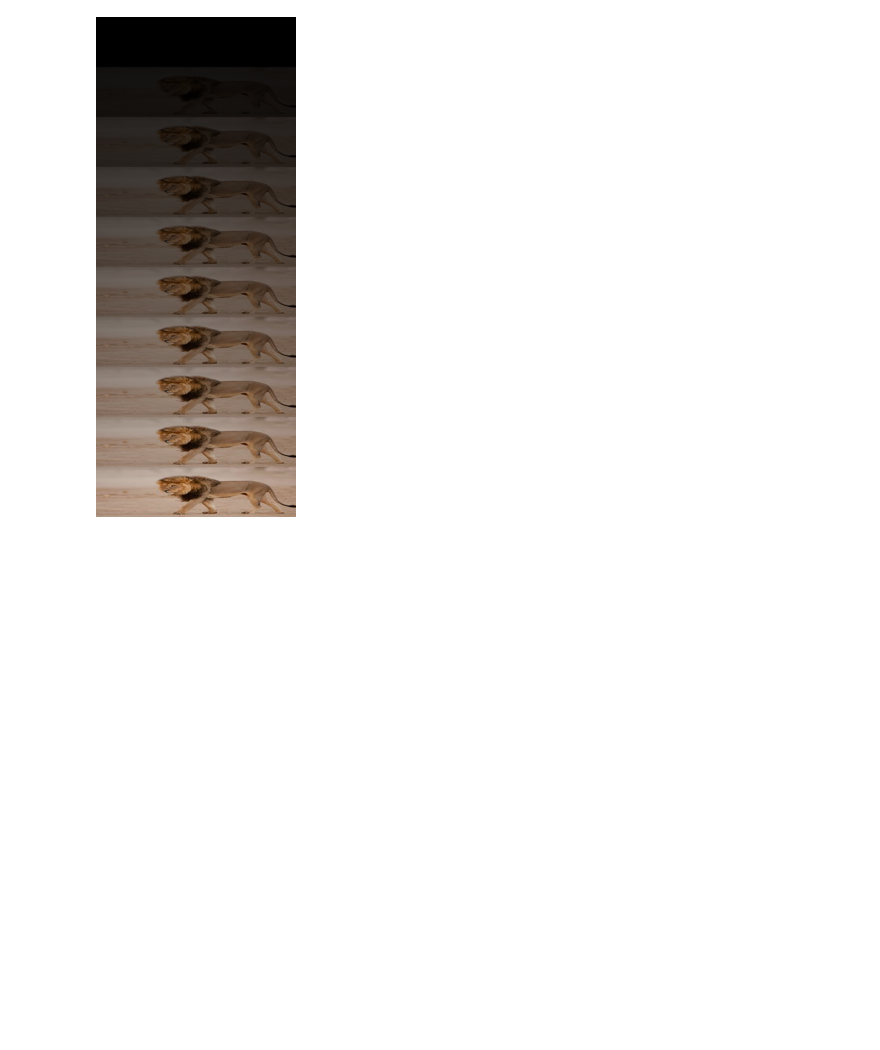
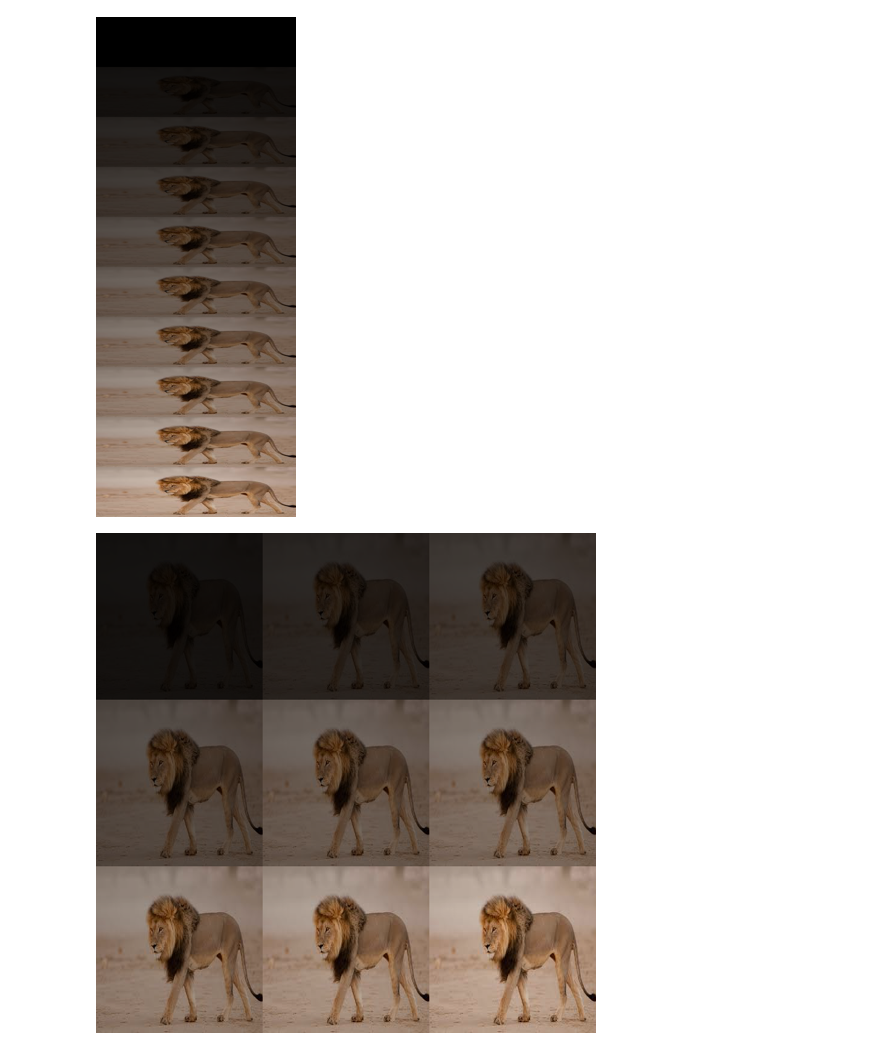
Before and after one commit to mohammed3120/pillow_toturial, a Jupyter notebook: Demo.ipynb, the cells around one changed output. Cells and saved outputs as stored; diff of their text form; code cells hidden in the pictures; blank space fills up the shorter version.

Commit message:
adding grid contact sheet

```diff
--- a/Demo.ipynb
+++ b/Demo.ipynb
@@ -306,3 +266,19 @@ for img in images:
 display(contact_sheet.resize((200,500)))
 # %% [output]
 [figure]
+# %%
+contact_sheet2 = Image.new(orginal_lion.mode,(3*orginal_lion.width,3*orginal_lion.height))
+# %%
+x = 0
+y = 0
+for img in images[1:]:
+    contact_sheet2.paste(img,(x,y))
+    if x+orginal_lion.width >= contact_sheet2.width:
+        x =0
+        y += orginal_lion.height
+    else:
+        x += orginal_lion.width
+
+display(contact_sheet2.resize((500,500)))
+# %% [output]
+[figure, added]
```
Also changed, not shown: parts of 4 cells of this notebook, 14 other files.
